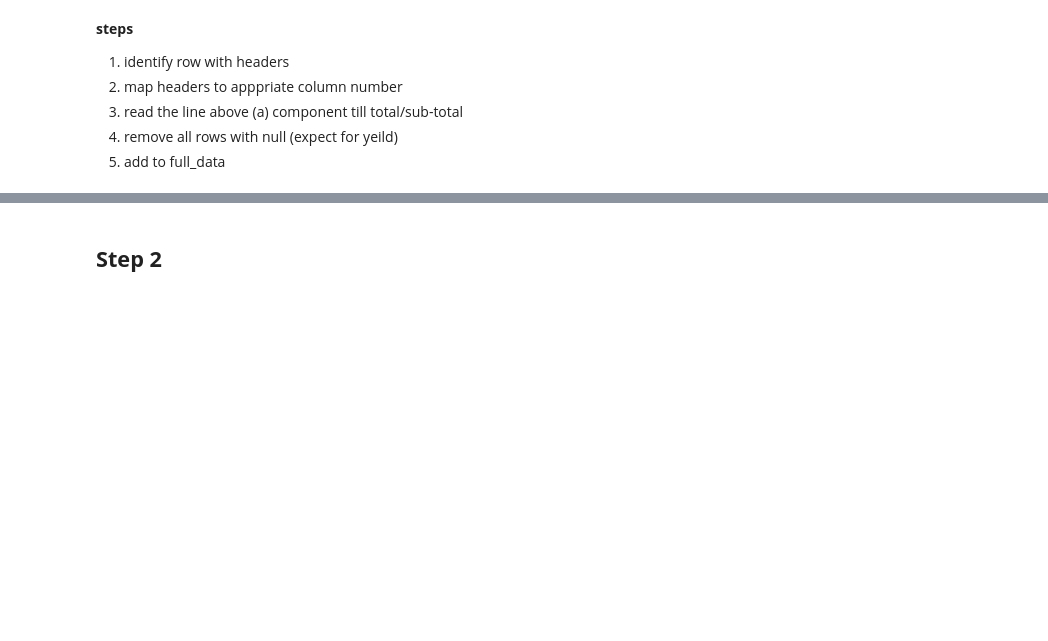
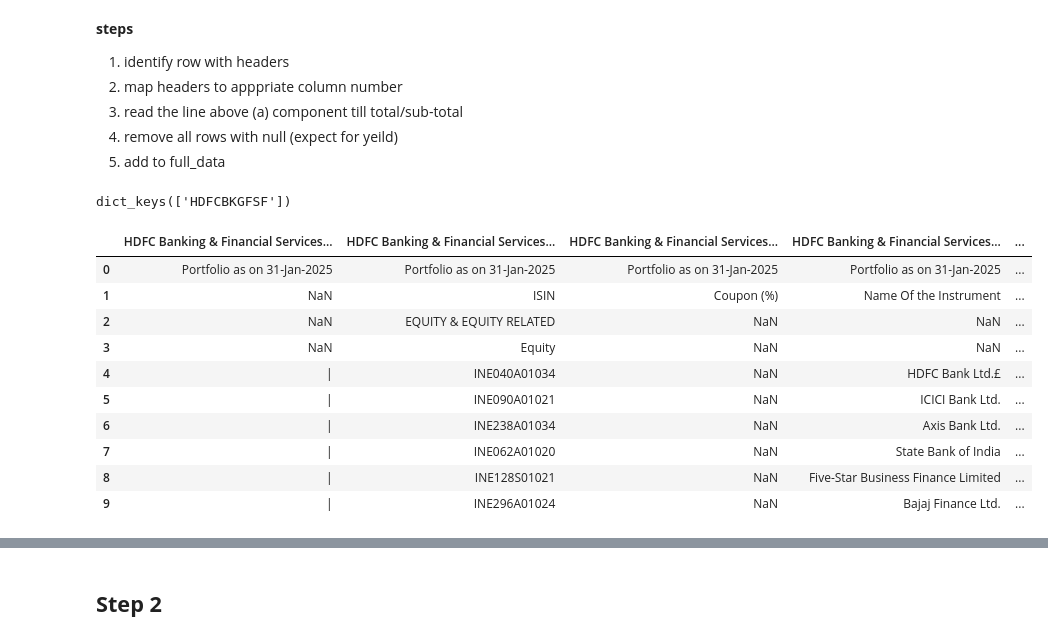
Before and after one commit to vaibhaVishwakarma/AssetManagmentCompanyParser, a Jupyter notebook: test.ipynb, the cells around one changed output, grey strips where cells are left out. Cells and saved outputs as stored; diff of their text form; code cells hidden in the pictures; blank space fills up the shorter version.

```diff
--- a/test.ipynb
+++ b/test.ipynb
@@ -40,3 +42,7 @@ for sheet_name, sheet_df in df_raw.items():
+# %%
+df_raw.keys()
+# %% [output]
+dict_keys(['HDFCBKGFSF'])
 # %%
 df = all_sheets[0]
 df = df.dropna(how='all')
@@ -51,6 +57,20 @@ def fetch_header_row(df :pd.DataFrame) -> list[str]:
     header_row = df.iloc[idx,:].fillna("NULL")
     header_row = [(header_row.iloc[col]) for col in range(header_row.shape[0])]
     return header_row
+# %%
+df.head(10)
+# %% [output]
+|  | HDFC Banking & Financial Services... | HDFC Banking & Financial Services... | HDFC Banking & Financial Services... | HDFC Banking & Financial Services... | ... |
+| 0 | Portfolio as on 31-Jan-2025 | Portfolio as on 31-Jan-2025 | Portfolio as on 31-Jan-2025 | Portfolio as on 31-Jan-2025 | ... |
+| 1 | NaN | ISIN | Coupon (%) | Name Of the Instrument | ... |
+| 2 | NaN | EQUITY & EQUITY RELATED | NaN | NaN | ... |
+| 3 | NaN | Equity | NaN | NaN | ... |
+| 4 | | | INE040A01034 | NaN | HDFC Bank Ltd.£ | ... |
+| 5 | | | INE090A01021 | NaN | ICICI Bank Ltd. | ... |
+| 6 | | | INE238A01034 | NaN | Axis Bank Ltd. | ... |
+| 7 | | | INE062A01020 | NaN | State Bank of India | ... |
+| 8 | | | INE128S01021 | NaN | Five-Star Business Finance Limited | ... |
+| 9 | | | INE296A01024 | NaN | Bajaj Finance Ltd. | ... |
 # %%
 header_row = fetch_header_row(df)
 header_row
```
Also changed, not shown: parts of 17 cells of this notebook, 40 other files.
